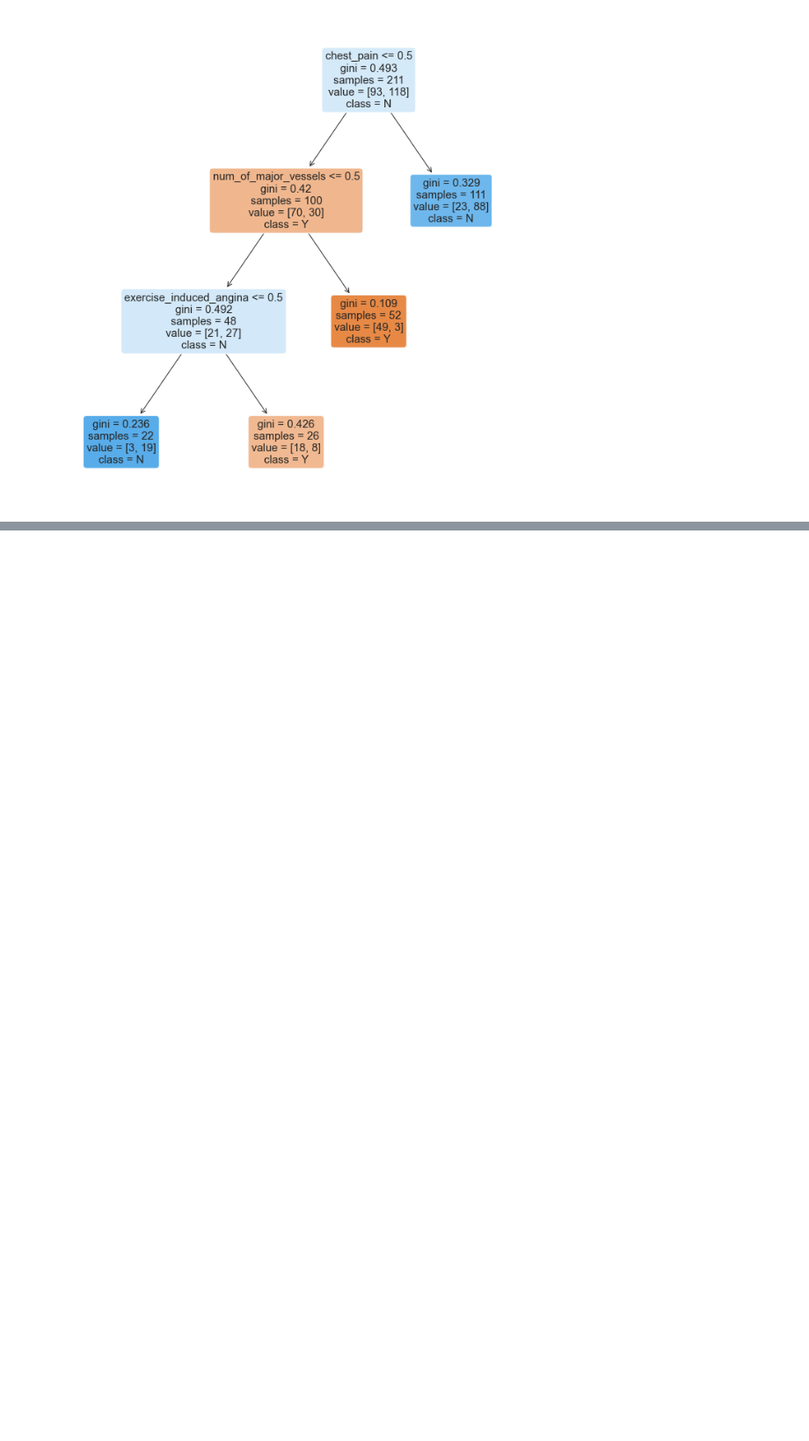
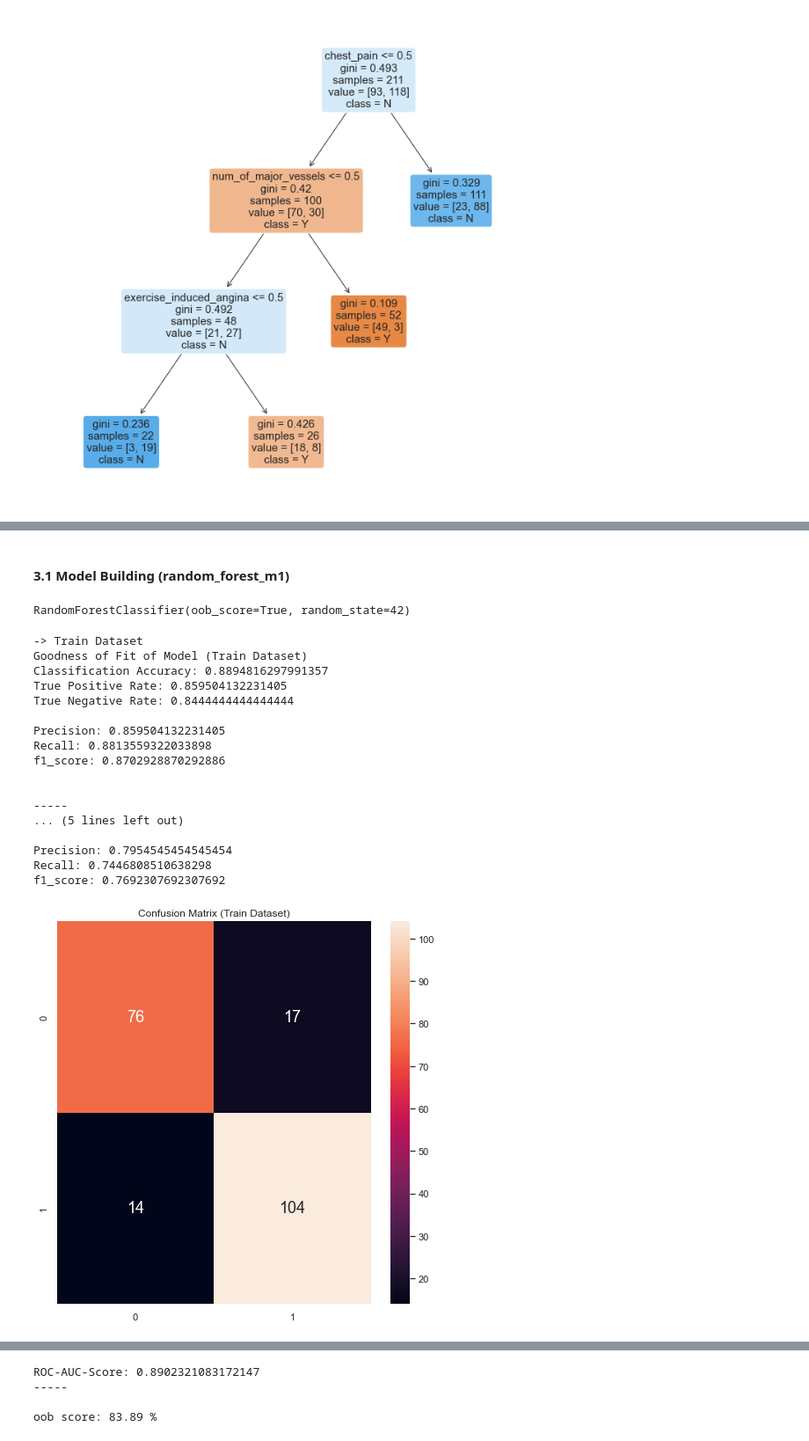
Before and after one commit to xJQx/bc2406-project, a Jupyter notebook: stage2-modelling.ipynb, the cells around one changed output, grey strips where cells are left out. Shown: that part at 88% size. Cells and saved outputs as stored; diff of their text form; code cells hidden in the pictures; blank space fills up the shorter version.

```diff
--- a/stage2-modelling.ipynb
+++ b/stage2-modelling.ipynb
@@ -244,0 +413,29 @@ printTree(decisiontree_)
+# %% [markdown]
+#### 3.1 Model Building (random_forest_m1)
+# %%
+# Random Forest
+random_forest_m1 = RandomForestClassifier(n_estimators=100, oob_score=True, random_state=42)
+random_forest_m1.fit(X_train, y_train)
+# %% [output]
+RandomForestClassifier(oob_score=True, random_state=42)
+# %%
+model_performance(random_forest_m1, X_train, X_test, y_train, y_test)
+# %% [output]
+-> Train Dataset
+Goodness of Fit of Model (Train Dataset)
+Classification Accuracy: 0.8894816297991357
+True Positive Rate: 0.859504132231405
+True Negative Rate: 0.8444444444444444
+
+Precision: 0.859504132231405
+Recall: 0.8813559322033898
+f1_score: 0.8702928870292886
+
+
+-----
+... (5 lines left out)
+
+Precision: 0.7954545454545454
+Recall: 0.7446808510638298
+f1_score: 0.7692307692307692
+[figure, added]
@@ -244,0 +444,4 @@ printTree(decisiontree_)
+ROC-AUC-Score: 0.8902321083172147
+-----
+
+oob score: 83.89 %
```
Also changed, not shown: parts of 60 cells of this notebook, 2 other files.
